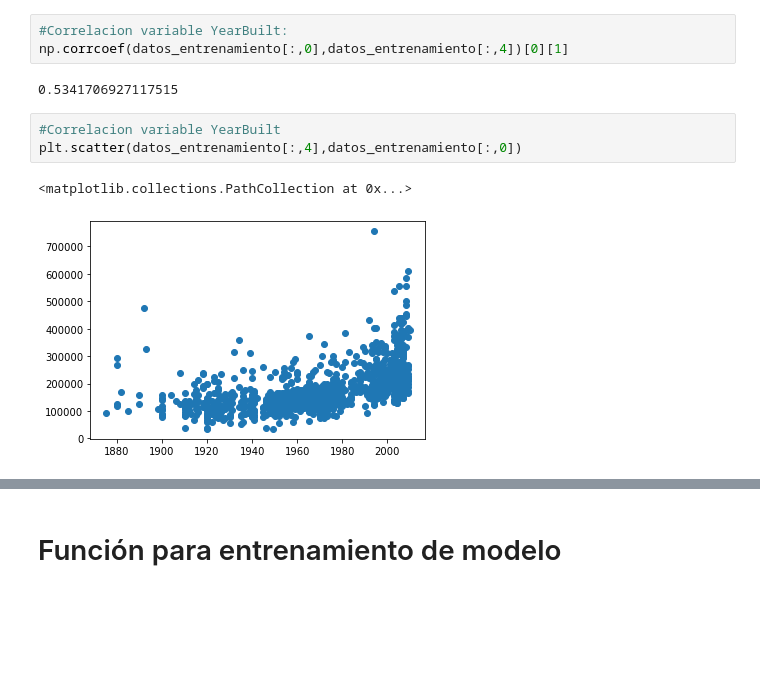
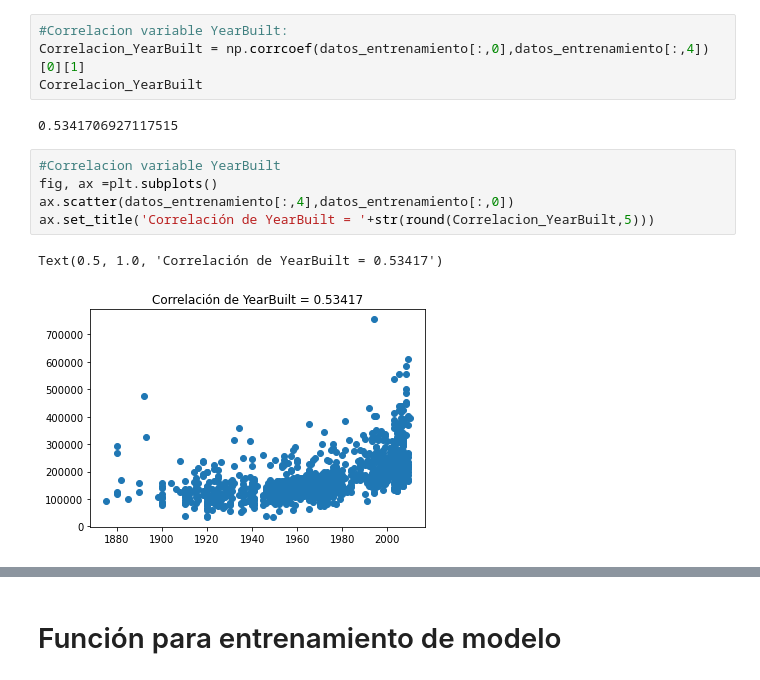
Before and after one commit to Jsolares17/Tareas_Python_Ciencia_Datos, a Jupyter notebook: ProyectoFinal.ipynb, the cells around one changed output, grey strips where cells are left out. Drawn from its saved outputs; the diff is of its cells as text; blank space fills up the shorter version.

```diff
--- a/ProyectoFinal.ipynb
+++ b/ProyectoFinal.ipynb
@@ -133,14 +136,17 @@ plt.scatter(datos_entrenamiento[:,3],datos_entrenamiento[:,0])
 # %%
 #Correlacion variable YearBuilt:
-np.corrcoef(datos_entrenamiento[:,0],datos_entrenamiento[:,4])[0][1]
+Correlacion_YearBuilt = np.corrcoef(datos_entrenamiento[:,0],datos_entrenamiento[:,4])[0][1]
+Correlacion_YearBuilt
 # %% [output]
 0.5341706927117515
 # %%
 #Correlacion variable YearBuilt
-plt.scatter(datos_entrenamiento[:,4],datos_entrenamiento[:,0])
+fig, ax =plt.subplots()
+ax.scatter(datos_entrenamiento[:,4],datos_entrenamiento[:,0])
+ax.set_title('Correlación de YearBuilt = '+str(round(Correlacion_YearBuilt,5)))
 # %% [output]
-<matplotlib.collections.PathCollection at 0x...>
+Text(0.5, 1.0, 'Correlación de YearBuilt = 0.53417')
-[figure, old version]
+[figure, new version]
 # %%
 #Correlacion variable LotFrontage:
 LotFrontage = datos_entrenamiento[:,5]
```
Also changed, not shown: parts of 7 cells of this notebook.
